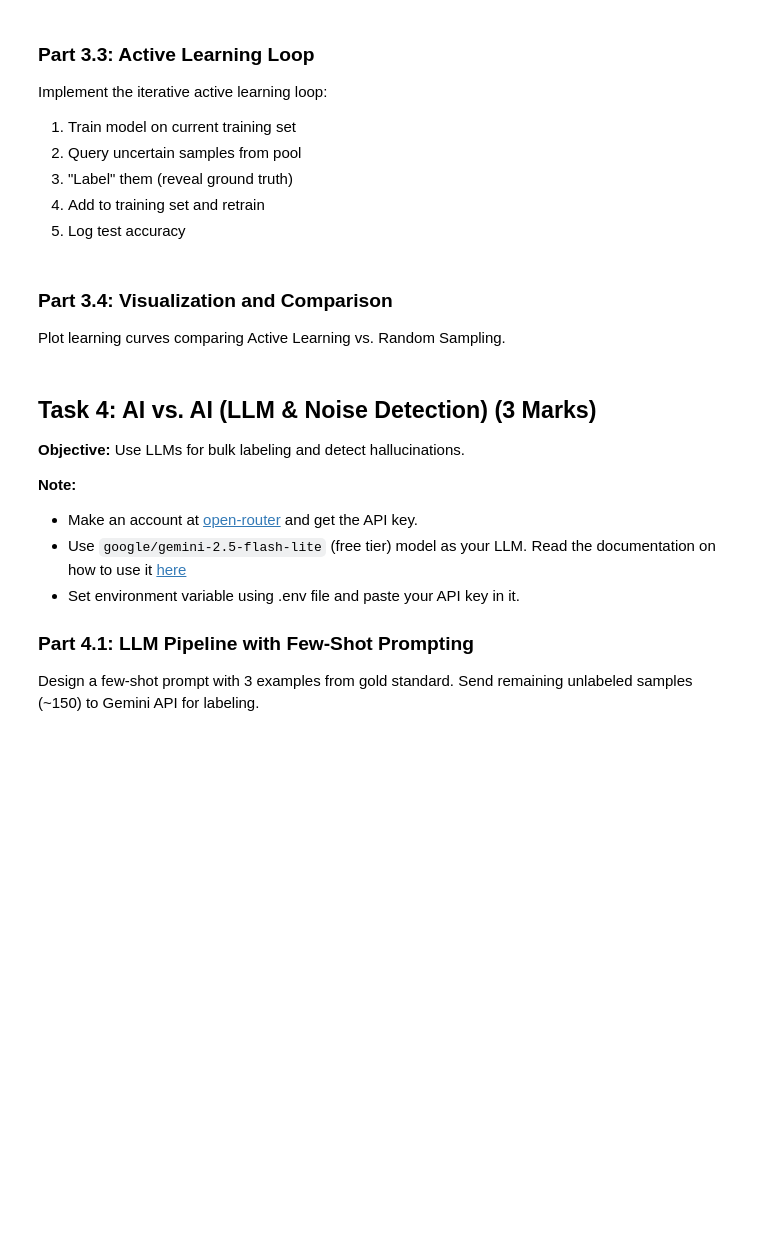
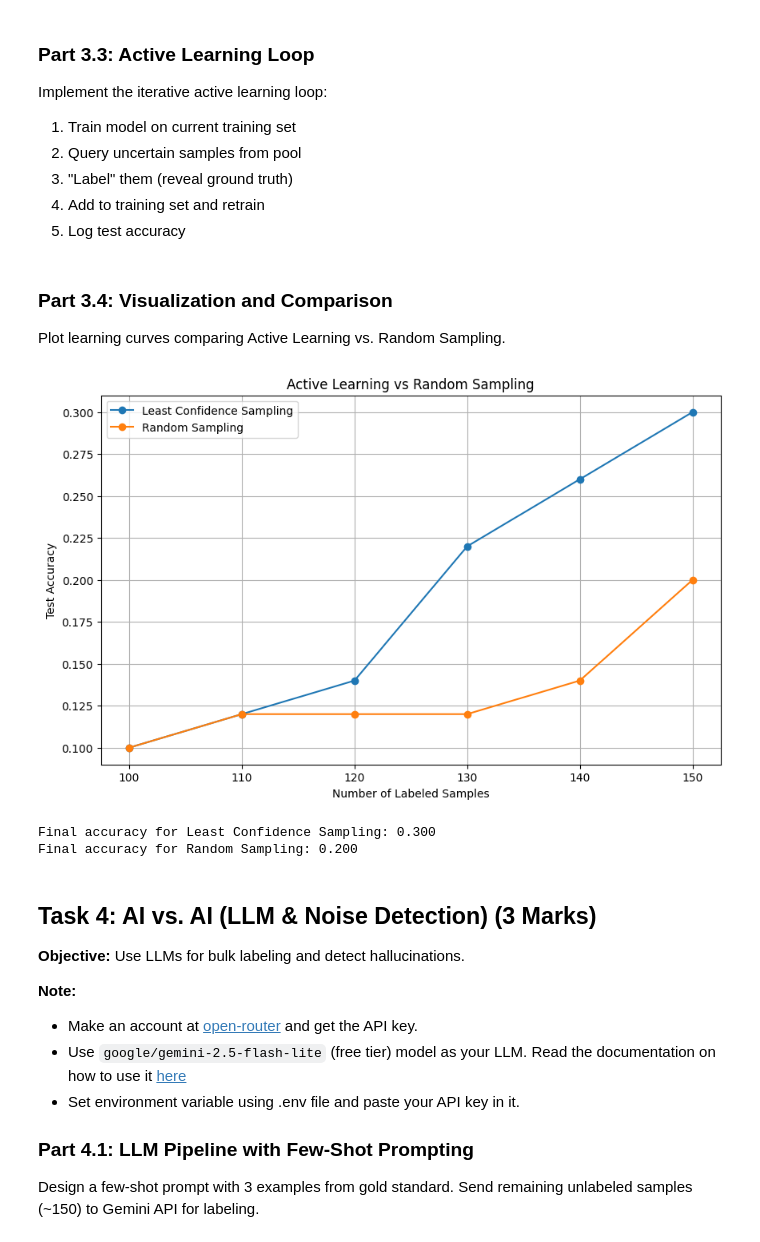
Before and after one commit to yuvraj-rathod-1202/sttai_assignments, a Jupyter notebook: assignment2/assignment2-stt.ipynb, the cells around one changed output. Saved outputs shown, nothing was run; the diff lists cells and outputs as text; code cells hidden in the pictures; blank space fills up the shorter version.

```diff
--- a/assignment2/assignment2-stt.ipynb
+++ b/assignment2/assignment2-stt.ipynb
@@ -614,12 +671,15 @@ def run_active_learning_loop(X_seed, y_seed, X_pool, y_pool, X_test, y_test,
                Lists tracking number of labels and test accuracy over iterations
     """
     # TODO: Initialize training set with seed data
-
+    X_train, y_train = X_seed, y_seed
 
     # TODO: Create working copies of pool (we'll remove samples as we query them)
-
+    X_pool_curr = X_pool.copy()
+    y_pool_curr = y_pool.copy()
 
     # TODO: Initialize empty lists to track progress (accuracy_history, n_labels_history)
+    accuracy_history = []
+    n_labels_history = []
 
 
     # Train initial model on seed data
@@ -627,6 +687,10 @@ def run_active_learning_loop(X_seed, y_seed, X_pool, y_pool, X_test, y_test,
     model.fit(X_train, y_train)
 
     # TODO: Evaluate initial model and log results
+    y_pred = model.predict(X_test)
+    acc = accuracy_score(y_test, y_pred)
+    accuracy_history.append(acc)
+    n_labels_history.append(len(y_train))
 
 
     # TODO: Iterative loop (repeat 'steps' times):
@@ -638,11 +702,26 @@ def run_active_learning_loop(X_seed, y_seed, X_pool, y_pool, X_test, y_test,
     #       5. Retrain model: use model.fit() to update the model
     #       6. Evaluate on test set, get accuracy
     #       7. Log: accuracy_history.append(acc), n_labels_history.append(len(y_train))
+    for i in range(steps):
+        query_indices = strategy_func(model, X_pool_curr, batch_size) # query samples using strategy function
+        y_new = y_pool_curr[query_indices] # reveal ground truth labels for queried samples
+        X_new = X_pool_curr[query_indices] # get feature vectors for queried samples
+        X_train = np.vstack((X_train, X_new)) # add new samples to training set
+        y_train = np.concatenate((y_train, y_new)) # add new labels to training set
+        X_pool_curr = np.delete(X_pool_curr, query_indices, axis=0) # remove queried samples from pool
+        y_pool_curr = np.delete(y_pool_curr, query_indices, axis=0) # remove corresponding labels from pool
+        model.fit(X_train, y_train) # retrain model with updated training set
+        y_pred = model.predict(X_test) # evaluate on test set
+        acc = accuracy_score(y_test, y_pred) # calculate accuracy
+        accuracy_history.append(acc) # log accuracy
+        n_labels_history.append(len(y_train)) # log number of labels in training set
+
 
     # TODO: Return history lists
-    pass
+    return n_labels_history, accuracy_history
 
 # TODO: Run active learning with least confidence strategy
+n_labels_lc, acc_lc = run_active_learning_loop(X_seed, y_seed, X_pool, y_pool, X_test, y_test, least_confidence_sampling)
 # %% [markdown]
 ### Part 3.4: Visualization and Comparison
 
@@ -650,9 +729,25 @@ Plot learning curves comparing Active Learning vs. Random Sampling.
 # %%
 # TODO: Run active learning with random sampling (baseline)
 # TODO: Plot learning curves of active learning and random sampling wrt to number of samples
+n_labels_random, acc_random = run_active_learning_loop(X_seed, y_seed, X_pool, y_pool, X_test, y_test, random_sampling)
+plt.figure(figsize=(10, 6))
+plt.plot(n_labels_lc, acc_lc, marker='o', label='Least Confidence Sampling')
+plt.plot(n_labels_random, acc_random, marker='o', label='Random Sampling')
+plt.title('Active Learning vs Random Sampling')
+plt.xlabel('Number of Labeled Samples')
+plt.ylabel('Test Accuracy')
+plt.legend()
+plt.grid()
+plt.show()
 
 
 # TODO: Print comparison summary for active learning and random sampling final accuracy
+print(f"Final accuracy for Least Confidence Sampling: {acc_lc[-1]:.3f}")
+print(f"Final accuracy for Random Sampling: {acc_random[-1]:.3f}")
+# %% [output]
+[figure, added]
+Final accuracy for Least Confidence Sampling: 0.300
+Final accuracy for Random Sampling: 0.200
 # %% [markdown]
 ## Task 4: AI vs. AI (LLM & Noise Detection) (3 Marks)
 
```
Also changed, not shown: parts of 6 cells of this notebook.
